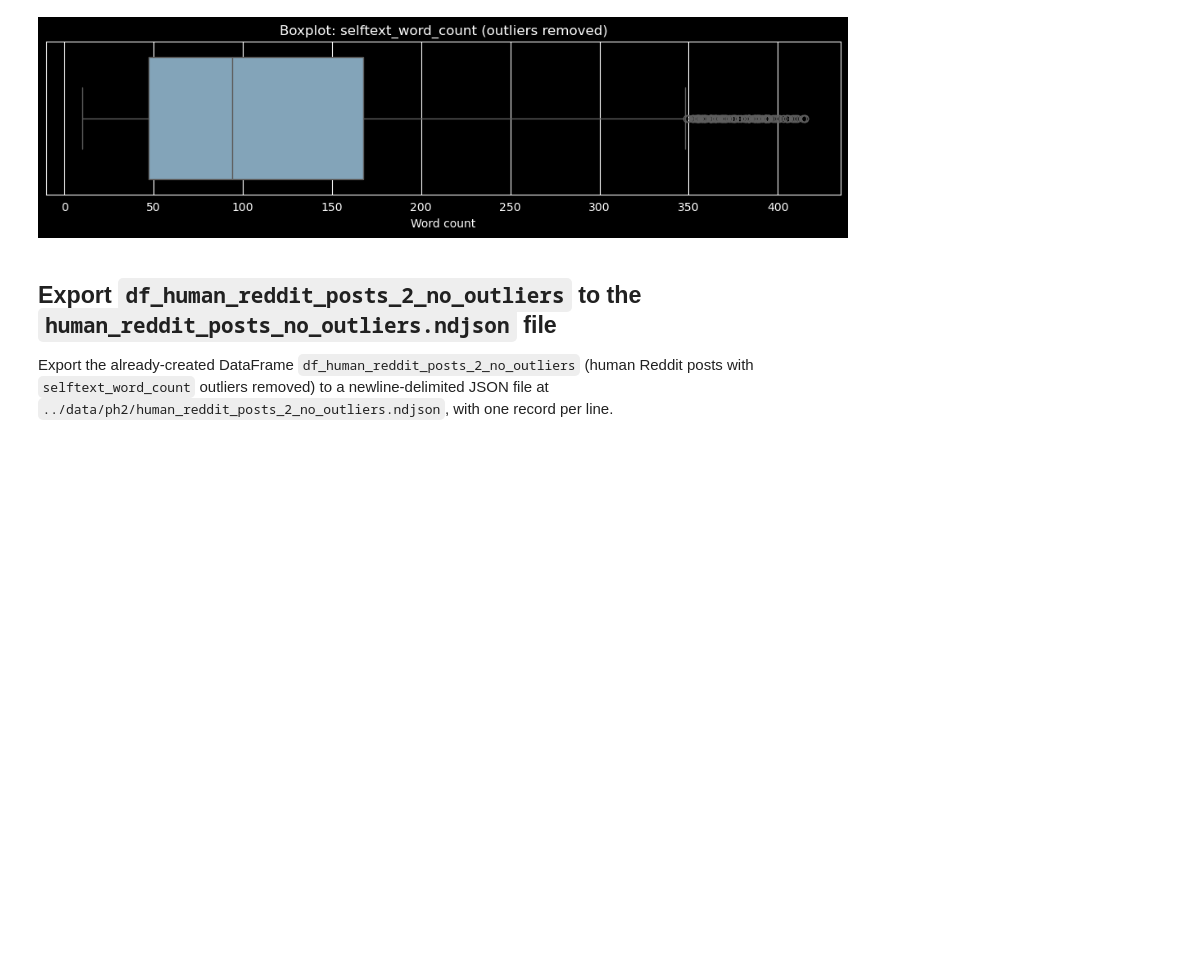
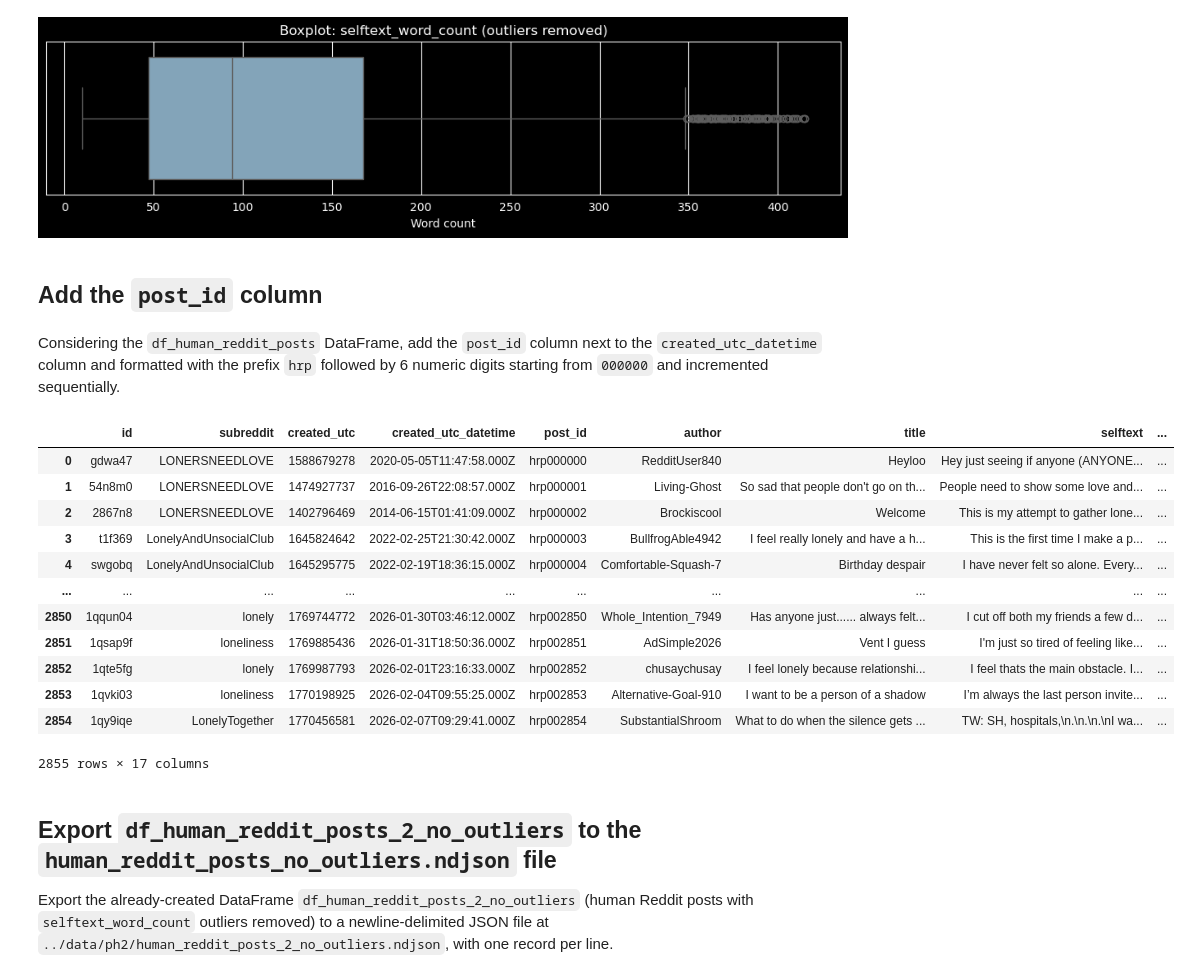
Before and after one commit to laelgelc/cl_st1_andressa, a Jupyter notebook: cl_st1_ph2_andressa/cl_st1_ph2_andressa.ipynb, the cells around one changed output. Cells and saved outputs as stored; diff of their text form; code cells hidden in the pictures; blank space fills up the shorter version.

```diff
--- a/cl_st1_ph2_andressa/cl_st1_ph2_andressa.ipynb
+++ b/cl_st1_ph2_andressa/cl_st1_ph2_andressa.ipynb
@@ -1271,6 +1271,42 @@ plt.show()
 | 99% | 390.000000 |
 | max | 415.000000 |
 [figure]
+# %% [markdown]
+## Add the `post_id` column
+# %% [markdown]
+Considering the `df_human_reddit_posts` DataFrame, add the `post_id` column next to the `created_utc_datetime` column and formatted with the prefix `hrp` followed by 6 numeric digits starting from `000000` and incremented sequentially.
+# %%
+post_id_col = "post_id"
+dt_col = "created_utc_datetime"
+
+df_human_reddit_posts[post_id_col] = (
+        "hrp" + pd.Series(range(len(df_human_reddit_posts)), index=df_human_reddit_posts.index).astype(str).str.zfill(6)
+)
+
+cols = df_human_reddit_posts.columns.tolist()
+if post_id_col in cols:
+    cols.remove(post_id_col)
+
+dt_pos = cols.index(dt_col)
+cols = cols[: dt_pos + 1] + [post_id_col] + cols[dt_pos + 1:]
+
+df_human_reddit_posts = df_human_reddit_posts.loc[:, cols]
+
+df_human_reddit_posts
+# %% [output]
+|  | id | subreddit | created_utc | created_utc_datetime | post_id | author | title | selftext | ... |
+| 0 | gdwa47 | LONERSNEEDLOVE | 1588679278 | 2020-05-05T11:47:58.000Z | hrp000000 | RedditUser840 | Heyloo | Hey just seeing if anyone (ANYONE... | ... |
+| 1 | 54n8m0 | LONERSNEEDLOVE | 1474927737 | 2016-09-26T22:08:57.000Z | hrp000001 | Living-Ghost | So sad that people don't go on th... | People need to show some love and... | ... |
+| 2 | 2867n8 | LONERSNEEDLOVE | 1402796469 | 2014-06-15T01:41:09.000Z | hrp000002 | Brockiscool | Welcome | This is my attempt to gather lone... | ... |
+| 3 | t1f369 | LonelyAndUnsocialClub | 1645824642 | 2022-02-25T21:30:42.000Z | hrp000003 | BullfrogAble4942 | I feel really lonely and have a h... | This is the first time I make a p... | ... |
+| 4 | swgobq | LonelyAndUnsocialClub | 1645295775 | 2022-02-19T18:36:15.000Z | hrp000004 | Comfortable-Squash-7 | Birthday despair | I have never felt so alone. Every... | ... |
+| ... | ... | ... | ... | ... | ... | ... | ... | ... | ... |
+| 2850 | 1qqun04 | lonely | 1769744772 | 2026-01-30T03:46:12.000Z | hrp002850 | Whole_Intention_7949 | Has anyone just...... always felt... | I cut off both my friends a few d... | ... |
+| 2851 | 1qsap9f | loneliness | 1769885436 | 2026-01-31T18:50:36.000Z | hrp002851 | AdSimple2026 | Vent I guess | I'm just so tired of feeling like... | ... |
+| 2852 | 1qte5fg | lonely | 1769987793 | 2026-02-01T23:16:33.000Z | hrp002852 | chusaychusay | I feel lonely because relationshi... | I feel thats the main obstacle. I... | ... |
+| 2853 | 1qvki03 | loneliness | 1770198925 | 2026-02-04T09:55:25.000Z | hrp002853 | Alternative-Goal-910 | I want to be a person of a shadow | I’m always the last person invite... | ... |
+| 2854 | 1qy9iqe | LonelyTogether | 1770456581 | 2026-02-07T09:29:41.000Z | hrp002854 | SubstantialShroom | What to do when the silence gets ... | TW: SH, hospitals,\n.\n.\n.\nI wa... | ... |
+2855 rows × 17 columns
 # %% [markdown]
 ## Export `df_human_reddit_posts_2_no_outliers` to the `human_reddit_posts_no_outliers.ndjson` file
 Export the already-created DataFrame `df_human_reddit_posts_2_no_outliers` (human Reddit posts with `selftext_word_count` outliers removed) to a newline-delimited JSON file at `../data/ph2/human_reddit_posts_2_no_outliers.ndjson`, with one record per line.
```
Also changed, not shown: 3 other files.
